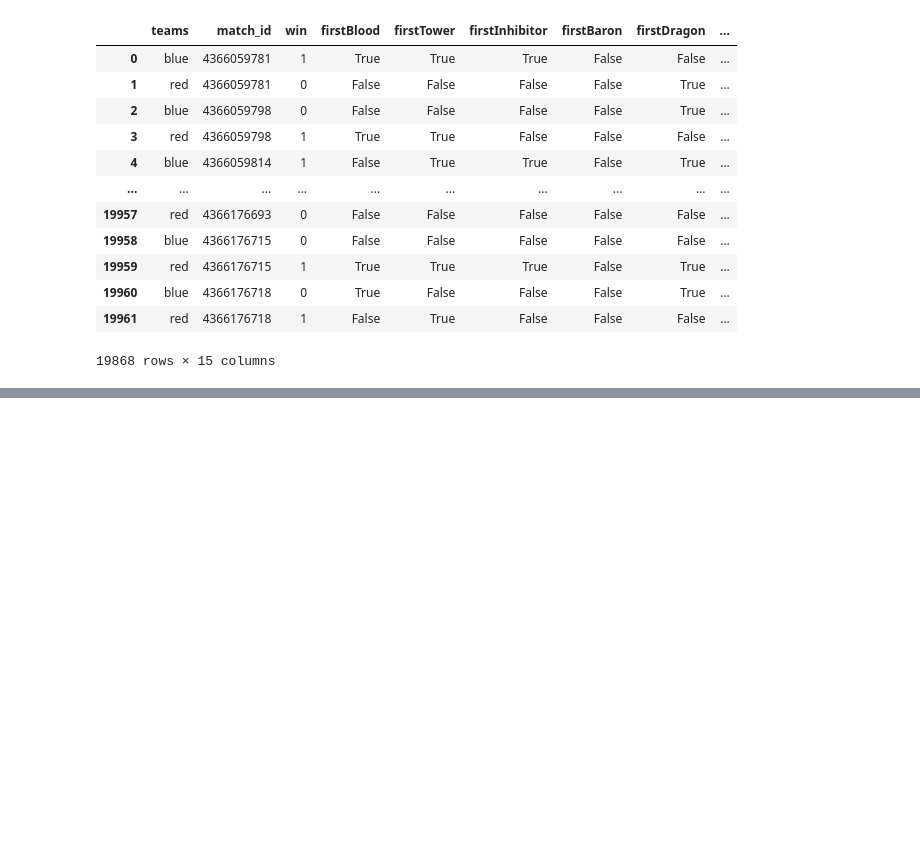
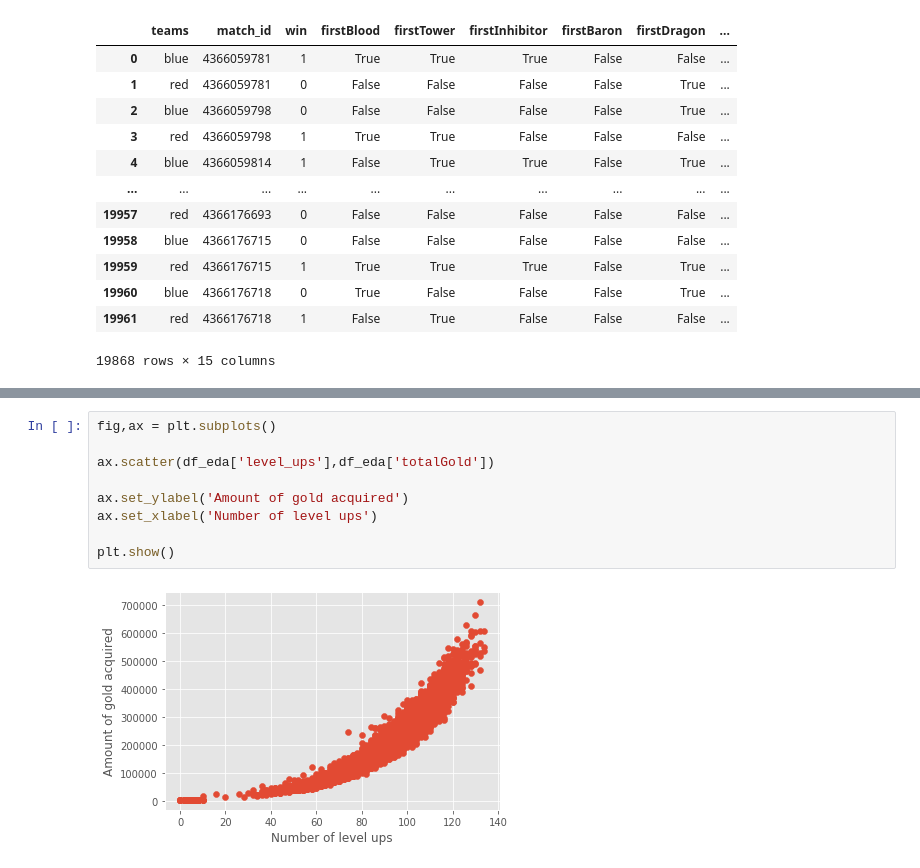
Before and after one commit to anotherjonlee/MLoL, a Jupyter notebook: notebooks/EDA.ipynb, the cells around one changed output, grey strips where cells are left out. Saved outputs shown, nothing was run; the diff lists cells and outputs as text; blank space fills up the shorter version.

```diff
--- a/notebooks/EDA.ipynb
+++ b/notebooks/EDA.ipynb
@@ -50,0 +69,11 @@ general_correlation_plot(df_eda.drop(columns=['match_id','win','firstBlood','fir
+# %%
+fig,ax = plt.subplots()
+
+ax.scatter(df_eda['level_ups'],df_eda['totalGold'])
+
+ax.set_ylabel('Amount of gold acquired')
+ax.set_xlabel('Number of level ups')
+
+plt.show()
+# %% [output]
+[figure, added]
```
Also changed, not shown: parts of 4 cells of this notebook, 2 other files.
